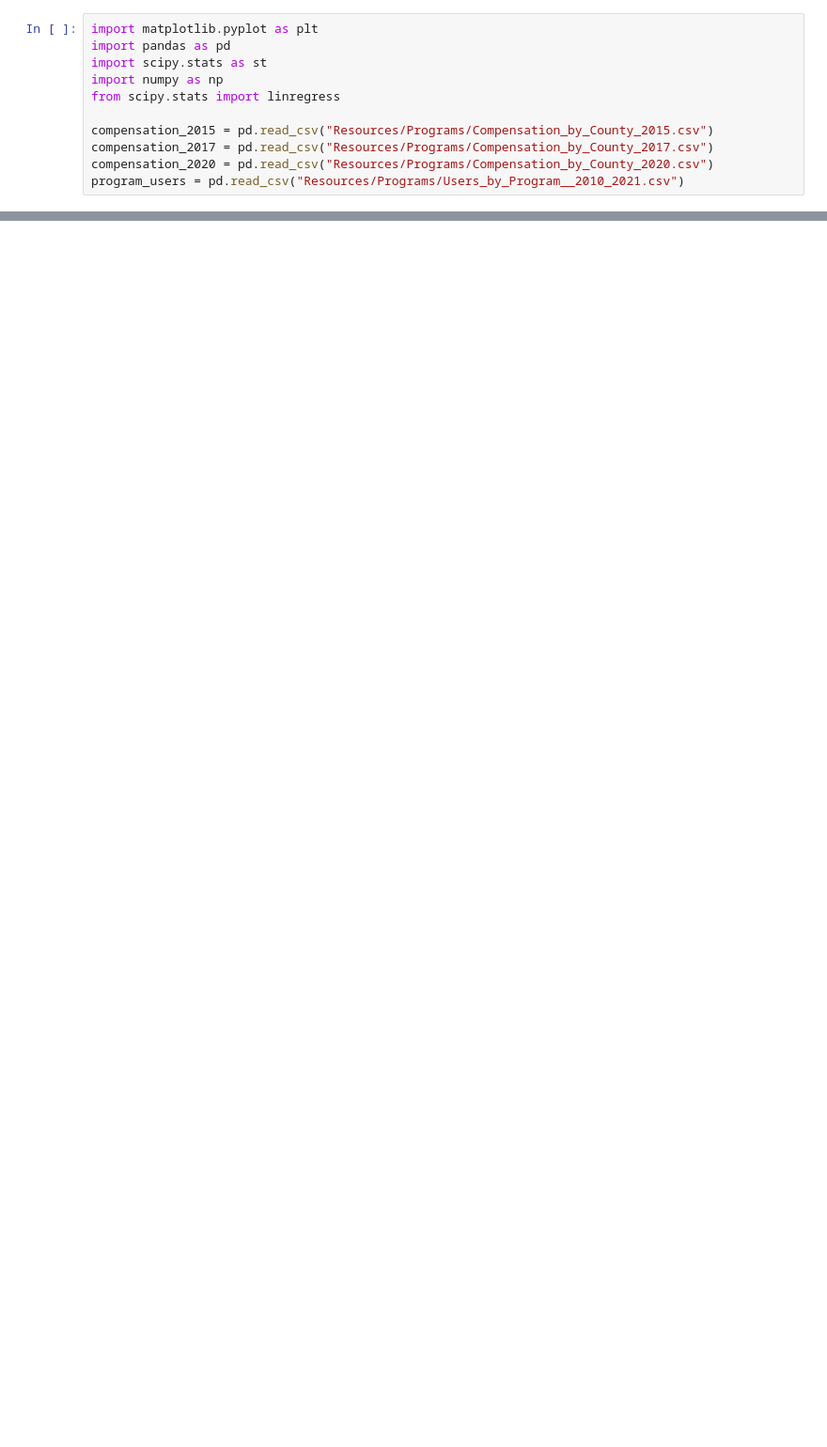
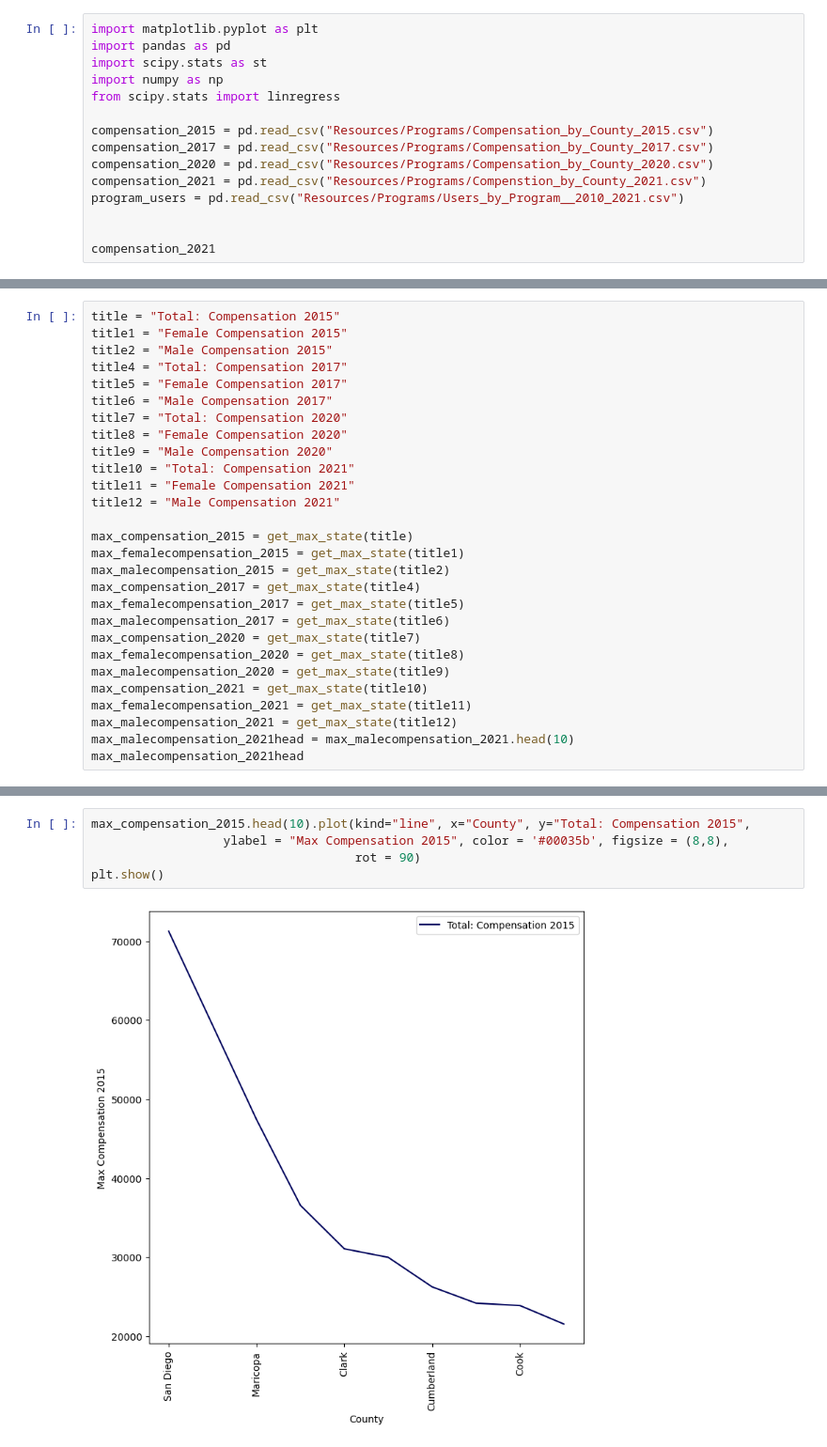
Before and after one commit to nicduffee/project1, a Jupyter notebook: Disability.ipynb, the cells around one changed output, grey strips where cells are left out. Shown: that part at 94% size. Cells and saved outputs as stored; diff of their text form; blank space fills up the shorter version.

```diff
--- a/Disability.ipynb
+++ b/Disability.ipynb
@@ -8,4 +8,8 @@ from scipy.stats import linregress
 compensation_2015 = pd.read_csv("Resources/Programs/Compensation_by_County_2015.csv")
 compensation_2017 = pd.read_csv("Resources/Programs/Compensation_by_County_2017.csv")
 compensation_2020 = pd.read_csv("Resources/Programs/Compensation_by_County_2020.csv")
+compensation_2021 = pd.read_csv("Resources/Programs/Compenstion_by_County_2021.csv")
 program_users = pd.read_csv("Resources/Programs/Users_by_Program__2010_2021.csv")
+
+
+compensation_2021
@@ -164,0 +174,28 @@ SyntaxError: invalid syntax (2658751295.py, line 1)
+# %%
+title = "Total: Compensation 2015"
+title1 = "Female Compensation 2015"
+title2 = "Male Compensation 2015"
+title4 = "Total: Compensation 2017"
+title5 = "Female Compensation 2017"
+title6 = "Male Compensation 2017"
+title7 = "Total: Compensation 2020"
+title8 = "Female Compensation 2020"
+title9 = "Male Compensation 2020"
+title10 = "Total: Compensation 2021"
+title11 = "Female Compensation 2021"
+title12 = "Male Compensation 2021"
+
+max_compensation_2015 = get_max_state(title)
+max_femalecompensation_2015 = get_max_state(title1)
+max_malecompensation_2015 = get_max_state(title2)
+max_compensation_2017 = get_max_state(title4)
+max_femalecompensation_2017 = get_max_state(title5)
+max_malecompensation_2017 = get_max_state(title6)
+max_compensation_2020 = get_max_state(title7)
+max_femalecompensation_2020 = get_max_state(title8)
+max_malecompensation_2020 = get_max_state(title9)
+max_compensation_2021 = get_max_state(title10)
+max_femalecompensation_2021 = get_max_state(title11)
+max_malecompensation_2021 = get_max_state(title12)
+max_malecompensation_2021head = max_malecompensation_2021.head(10)
+max_malecompensation_2021head
@@ -164,0 +276,7 @@ SyntaxError: invalid syntax (2658751295.py, line 1)
+# %%
+max_compensation_2015.head(10).plot(kind="line", x="County", y="Total: Compensation 2015",
+                  ylabel = "Max Compensation 2015", color = '#00035b', figsize = (8,8),
+                                    rot = 90)
+plt.show()
+# %% [output]
+[figure, added]
```
Also changed, not shown: parts of 29 cells of this notebook, 1 other file.
